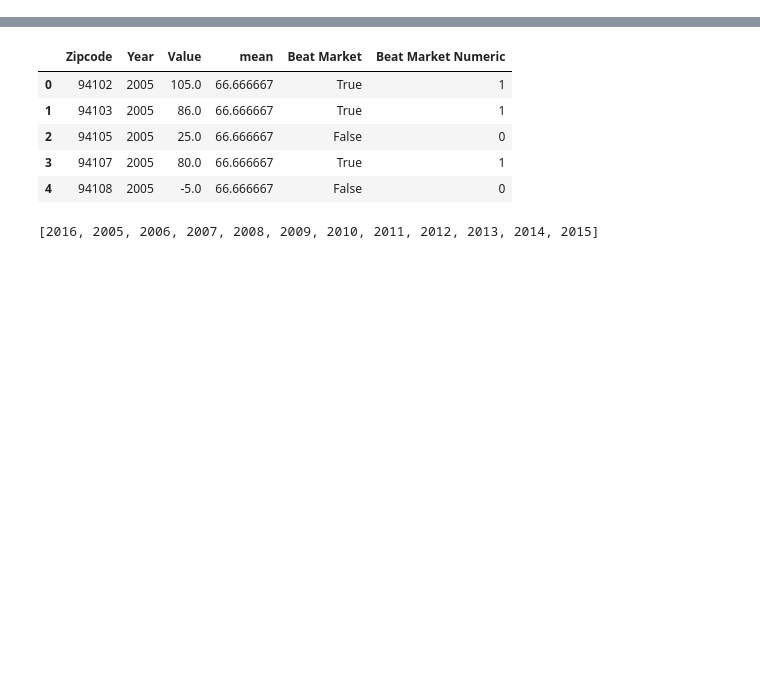
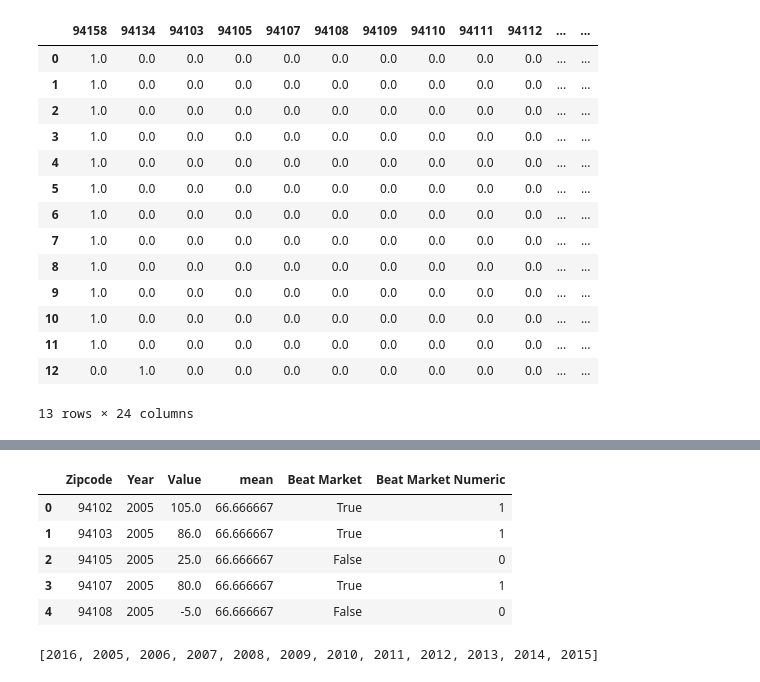
Before and after one commit to dimka-atanassov/NHN, a Jupyter notebook: DataAnalysis.ipynb, the cells around one changed output, grey strips where cells are left out. Drawn from its saved outputs; the diff is of its cells as text; code cells hidden in the pictures; blank space fills up the shorter version.

```diff
--- a/DataAnalysis.ipynb
+++ b/DataAnalysis.ipynb
@@ -242,0 +375,18 @@ train=pd.concat([Newie.ix[:,2:],dummies],axis=1)
+# %%
+dummies[:13]
+# %% [output]
+|  | 94158 | 94134 | 94103 | 94105 | 94107 | 94108 | 94109 | 94110 | 94111 | 94112 | ... | ... |
+| 0 | 1.0 | 0.0 | 0.0 | 0.0 | 0.0 | 0.0 | 0.0 | 0.0 | 0.0 | 0.0 | ... | ... |
+| 1 | 1.0 | 0.0 | 0.0 | 0.0 | 0.0 | 0.0 | 0.0 | 0.0 | 0.0 | 0.0 | ... | ... |
+| 2 | 1.0 | 0.0 | 0.0 | 0.0 | 0.0 | 0.0 | 0.0 | 0.0 | 0.0 | 0.0 | ... | ... |
+| 3 | 1.0 | 0.0 | 0.0 | 0.0 | 0.0 | 0.0 | 0.0 | 0.0 | 0.0 | 0.0 | ... | ... |
+| 4 | 1.0 | 0.0 | 0.0 | 0.0 | 0.0 | 0.0 | 0.0 | 0.0 | 0.0 | 0.0 | ... | ... |
+| 5 | 1.0 | 0.0 | 0.0 | 0.0 | 0.0 | 0.0 | 0.0 | 0.0 | 0.0 | 0.0 | ... | ... |
+| 6 | 1.0 | 0.0 | 0.0 | 0.0 | 0.0 | 0.0 | 0.0 | 0.0 | 0.0 | 0.0 | ... | ... |
+| 7 | 1.0 | 0.0 | 0.0 | 0.0 | 0.0 | 0.0 | 0.0 | 0.0 | 0.0 | 0.0 | ... | ... |
+| 8 | 1.0 | 0.0 | 0.0 | 0.0 | 0.0 | 0.0 | 0.0 | 0.0 | 0.0 | 0.0 | ... | ... |
+| 9 | 1.0 | 0.0 | 0.0 | 0.0 | 0.0 | 0.0 | 0.0 | 0.0 | 0.0 | 0.0 | ... | ... |
+| 10 | 1.0 | 0.0 | 0.0 | 0.0 | 0.0 | 0.0 | 0.0 | 0.0 | 0.0 | 0.0 | ... | ... |
+| 11 | 1.0 | 0.0 | 0.0 | 0.0 | 0.0 | 0.0 | 0.0 | 0.0 | 0.0 | 0.0 | ... | ... |
+| 12 | 0.0 | 1.0 | 0.0 | 0.0 | 0.0 | 0.0 | 0.0 | 0.0 | 0.0 | 0.0 | ... | ... |
+13 rows × 24 columns
```
Also changed, not shown: parts of 44 cells of this notebook.
